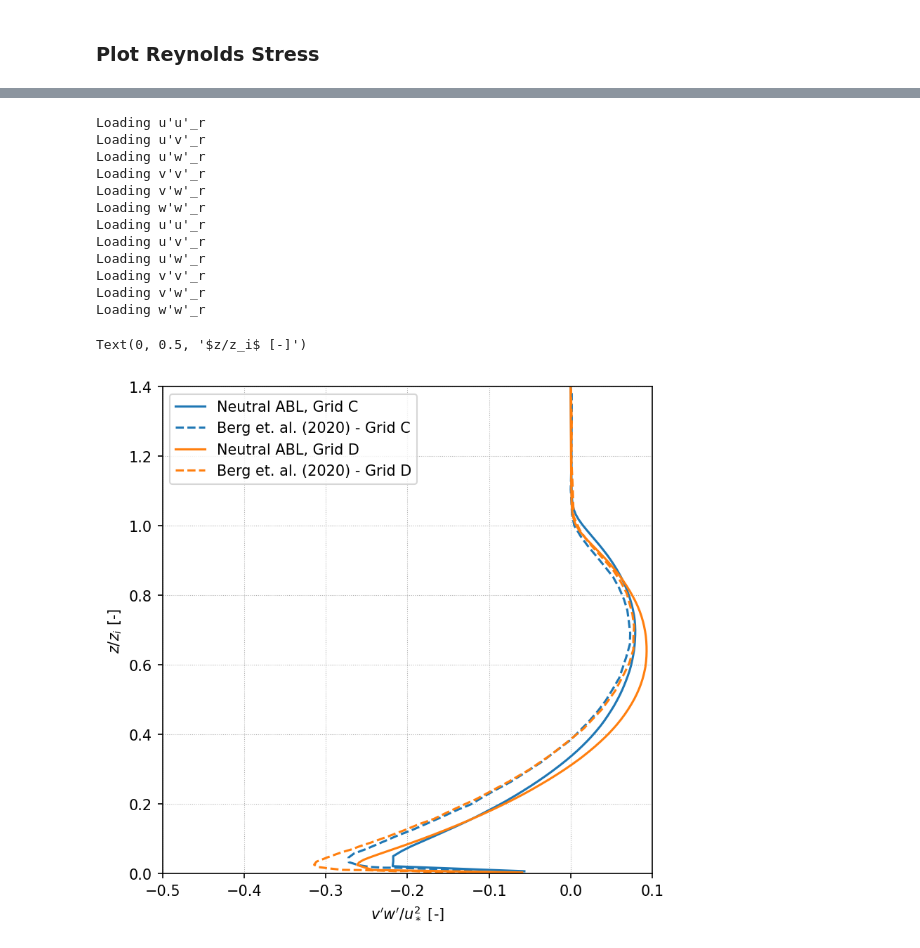
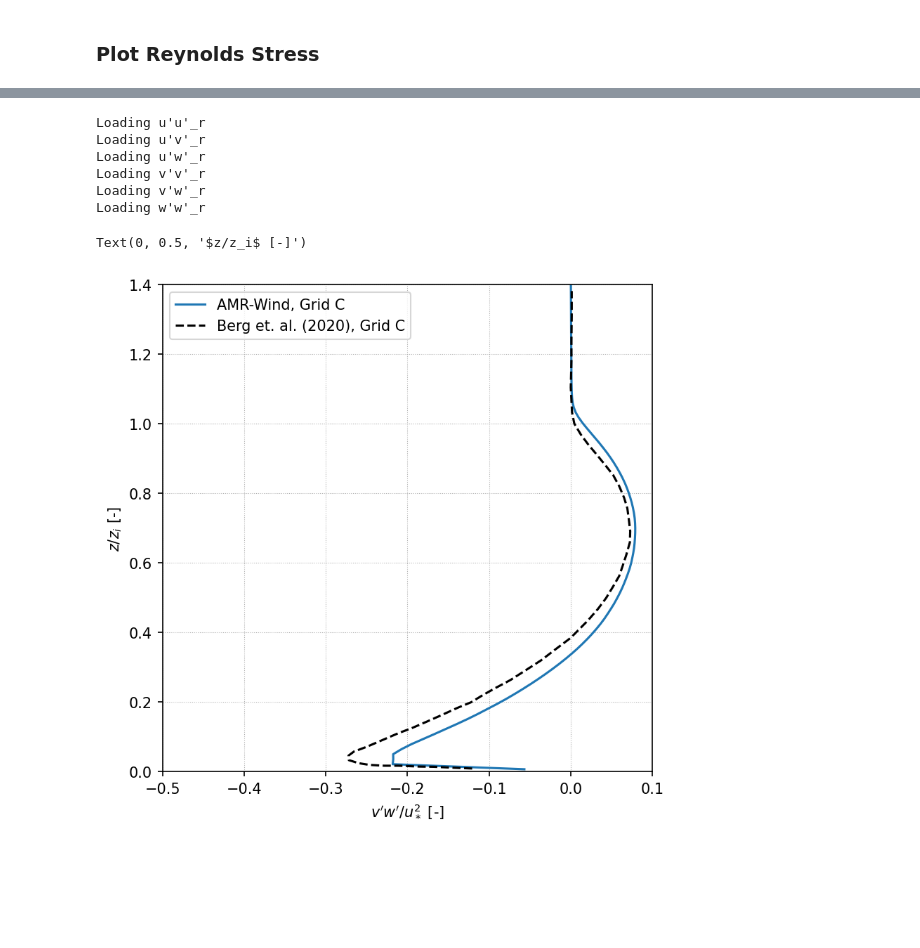
Before and after one commit to Exawind/exawind-benchmarks, a Jupyter notebook: amr-wind/atmospheric_boundary_layer/neutral/postprocessing/AVG_horiz_profiles.ipynb, the cells around one changed output, grey strips where cells are left out. Drawn from its saved outputs; the diff is of its cells as text; code cells hidden in the pictures; blank space fills up the shorter version.

```diff
--- a/amr-wind/atmospheric_boundary_layer/neutral/postprocessing/AVG_horiz_profiles.ipynb
+++ b/amr-wind/atmospheric_boundary_layer/neutral/postprocessing/AVG_horiz_profiles.ipynb
@@ -186,7 +257,7 @@ Text(0, 0.5, '$z/z_i$ [-]')
 # %%
 fig, ax = plt.subplots(figsize=(6,6), facecolor='w', dpi=150)
 var = 'TI_TKE'
-for case in casenames:
+for case in casenames[0:1]:
     df = dfs[case]['df']
     report = dfs[case]['report']
     amrdat = plot_profile(var,df,caseparams[case]['avgtimes'])
@@ -214,11 +308,12 @@ Text(0, 0.5, '$z/z_i$ [-]')
 # %% [markdown]
 ### Plot Wind Shear
 # %%
-fig, ax = plt.subplots(figsize=(6,6), facecolor='w', dpi=150)
 csvfiles = {}
 csvfiles[casenames[0]] = ('../results/PHI_M_C_berg.csv','Berg et. al. (2020) - Grid C')
 csvfiles[casenames[1]] = ('../results/PHI_M_D_berg.csv','Berg et. al. (2020) - Grid D')
-for case in casenames:
+
+fig, ax = plt.subplots(figsize=(6,6), facecolor='w', dpi=150)
+for case in casenames[0:1]:
     df = dfs[case]['df']
     report = dfs[case]['report']
     amrdat = plot_profile('Uhoriz',df,caseparams[case]['avgtimes'])
@@ -232,7 +327,7 @@ for case in casenames:
     lstyle=caseparams[case]['lstyle']
     plt.plot(phi_m, z/zi, label=case,**lstyle)
     compare_csv = pd.read_csv(csvfiles[case][0])
-    plt.plot(compare_csv['y'],compare_csv['x'],color=lstyle['color'],ls='--',label=csvfiles[case][1])
+    plt.plot(compare_csv['y'],compare_csv['x'],color='k',ls='--',label=csvfiles[case][1])
 
 
 ax.legend()
@@ -291,0 +413,20 @@ Text(0, 0.5, '$z/z_i$ [-]')
+# %%
+fig, ax = plt.subplots(figsize=(6,6), facecolor='w', dpi=150)
+for case in casenames:
+    df = dfs[case]['df']
+    report = dfs[case]['report']
+    amrdat = plot_profile(var,df,caseparams[case]['avgtimes'])
+    uw = amrdat['uu uv uw vv vw ww']['data'][:,2]
+    ustar = report['ustar']
+    z = amrdat['uu uv uw vv vw ww']['z']
+    lstyle=caseparams[case]['lstyle']
+    plt.plot(uw/ustar**2, z/zi, label=case,**lstyle)
+    compare_csv = pd.read_csv(csvfiles[case][0])
+    plt.plot(compare_csv['y'],compare_csv['x'],color=lstyle['color'],ls='--',label=csvfiles[case][1])
+
+ax.legend()
+ax.set_xlim([-1.0, 0.0])
+ax.set_ylim([0, 1.4])
+ax.set_xlabel('$u\'w\'/u_*^2$ [-]')
+ax.grid(linestyle=':', linewidth=0.5)
+ax.set_ylabel('$z/z_i$ [-]')
@@ -292,39 +448,34 @@ Text(0, 0.5, '$z/z_i$ [-]')
 # %%
+var = 'ReStresses'
+csvfiles = {}
+csvfiles[casenames[0]] = ('../results/vw_C_berg.csv','Berg et. al. (2020), Grid C')
+csvfiles[casenames[1]] = ('../results/vw_D_berg.csv','Berg et. al. (2020), Grid D')
+
 fig, ax = plt.subplots(figsize=(6,6), facecolor='w', dpi=150)
-csvfiles = {}
-csvfiles[casenames[0]] = ('../results/vw_C_berg.csv','Berg et. al. (2020) - Grid C')
-csvfiles[casenames[1]] = ('../results/vw_D_berg.csv','Berg et. al. (2020) - Grid D')
-var = 'ReStresses'
-for case in casenames:
+for case in casenames[0:1]:
     df = dfs[case]['df']
     report = dfs[case]['report']
     amrdat = plot_profile(var,df,caseparams[case]['avgtimes'])
     uw = amrdat['uu uv uw vv vw ww']['data'][:,4]
     ustar = report['ustar']
     z = amrdat['uu uv uw vv vw ww']['z']
     lstyle=caseparams[case]['lstyle']
     plt.plot(uw/ustar**2, z/zi, label=case,**lstyle)
     compare_csv = pd.read_csv(csvfiles[case][0])
-    plt.plot(compare_csv['y'],compare_csv['x'],color=lstyle['color'],ls='--',label=csvfiles[case][1])
+    plt.plot(compare_csv['y'],compare_csv['x'],color='k',ls='--',label=csvfiles[case][1])
 
 ax.legend()
 ax.set_xlim([-0.5, 0.1])
 ax.set_ylim([0, 1.4])
 ax.set_xlabel('$v\'w\'/u_*^2$ [-]')
 ax.grid(linestyle=':', linewidth=0.5)
 ax.set_ylabel('$z/z_i$ [-]')
 # %% [output]
 Loading u'u'_r
 Loading u'v'_r
 Loading u'w'_r
 Loading v'v'_r
 Loading v'w'_r
 Loading w'w'_r
-Loading u'u'_r
-Loading u'v'_r
-Loading u'w'_r
-Loading v'v'_r
-Loading v'w'_r
-Loading w'w'_r
 Text(0, 0.5, '$z/z_i$ [-]')
-[figure, old version]
+[figure, new version]
```
Also changed, not shown: parts of 15 cells of this notebook, 2 other files.
